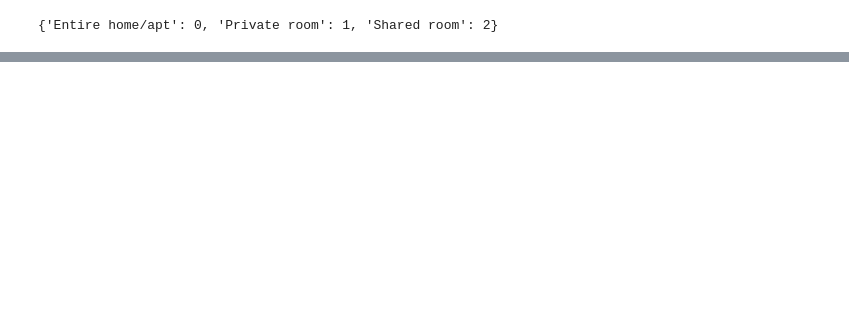
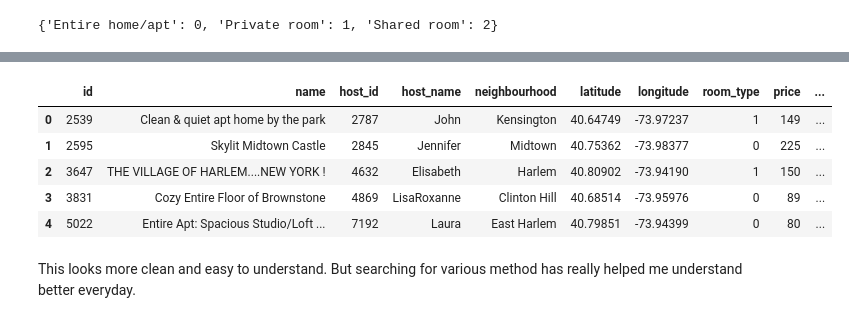
Before and after one commit to sovikapoudel/Data-Visualiation-Spring-2022, a Jupyter notebook: OneHotEncoding_and_get_dummies.ipynb, the cells around one changed output, grey strips where cells are left out. Saved outputs shown, nothing was run; the diff lists cells and outputs as text; code cells hidden in the pictures; blank space fills up the shorter version.

```diff
--- a/OneHotEncoding_and_get_dummies.ipynb
+++ b/OneHotEncoding_and_get_dummies.ipynb
@@ -94,0 +96,5 @@ KeyError: ignored
+# %%
+df2= pd.read_csv('/content/AB_NYC_2019.csv', header=[0])
+df3=df2['neighbourhood_group'] = df2['neighbourhood_group'].map({1: 'Bronx', 2: 'Brooklyn', 3: 'Manhattan', 4: 'Queens', 5: 'Staten Island'})
+
+df3.tail() #this shows the end of the list, this way of mapping is not working for some reason, I found it onlinme it worked there.
@@ -139,0 +170,13 @@ rmtypdict
+# %%
+df2.room_type = df2.room_type.map(rmtypdict)
+
+df2.head()
+# %% [output]
+|  | id | name | host_id | host_name | neighbourhood | latitude | longitude | room_type | price | ... |
+| 0 | 2539 | Clean & quiet apt home by the park | 2787 | John | Kensington | 40.64749 | -73.97237 | 1 | 149 | ... |
+| 1 | 2595 | Skylit Midtown Castle | 2845 | Jennifer | Midtown | 40.75362 | -73.98377 | 0 | 225 | ... |
+| 2 | 3647 | THE VILLAGE OF HARLEM....NEW YORK ! | 4632 | Elisabeth | Harlem | 40.80902 | -73.94190 | 1 | 150 | ... |
+| 3 | 3831 | Cozy Entire Floor of Brownstone | 4869 | LisaRoxanne | Clinton Hill | 40.68514 | -73.95976 | 0 | 89 | ... |
+| 4 | 5022 | Entire Apt: Spacious Studio/Loft ... | 7192 | Laura | East Harlem | 40.79851 | -73.94399 | 0 | 80 | ... |
+# %% [markdown]
+This looks more clean and easy to understand. But searching for various method has really helped me understand better everyday.
```
Also changed, not shown: parts of 11 cells of this notebook.
